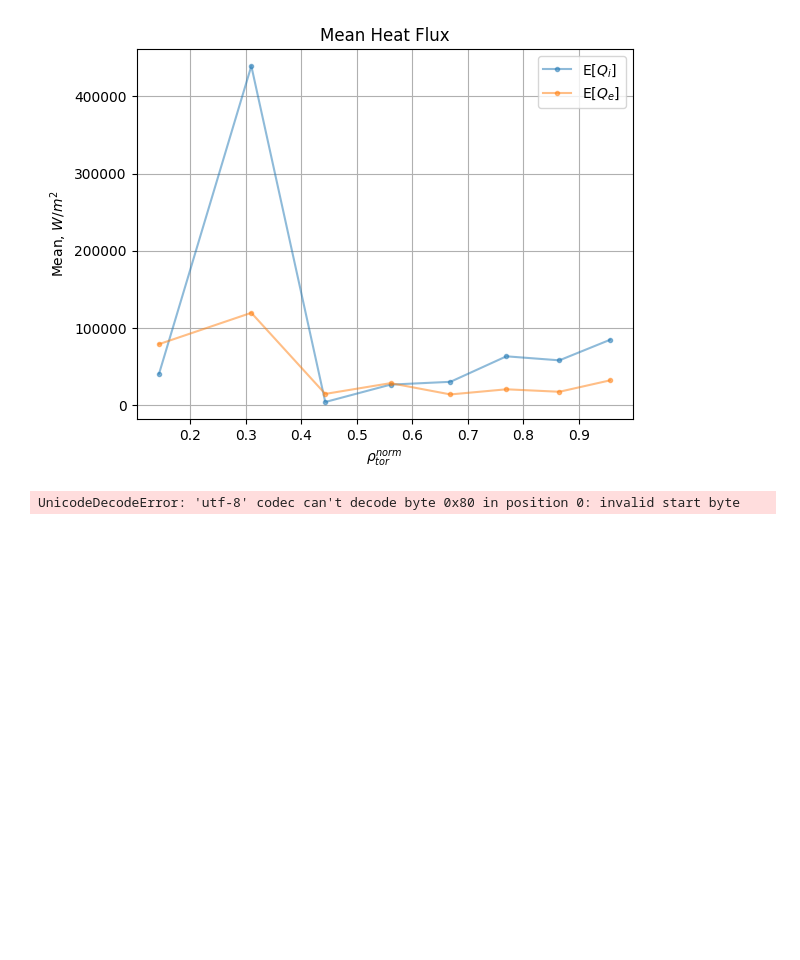
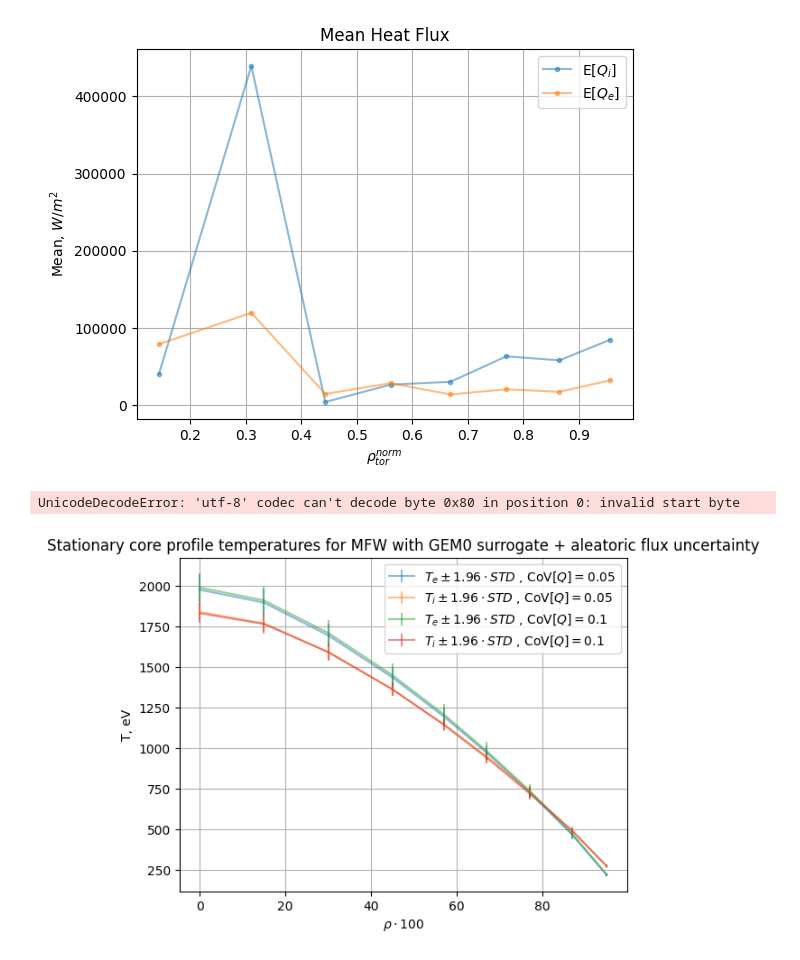
Before and after one commit to vecma-ipp/MFW, a Jupyter notebook: uq/basicda/surrogate_scans.ipynb, the cells around one changed output. Saved outputs shown, nothing was run; the diff lists cells and outputs as text; code cells hidden in the pictures; blank space fills up the shorter version.

Commit message:
Aleatoric algo: made a postprocessing function

```diff
--- a/uq/basicda/surrogate_scans.ipynb
+++ b/uq/basicda/surrogate_scans.ipynb
@@ -431,8 +431,100 @@ weighted CoV for Qe:
 import pickle
 
 filename = 'result_aleatoric_wf.pickle'
+filename = '../result_aleatoric_wf.pickle.20240220_1529'
 
 with open(filename, "r") as f:
     data = pickle.load(f)
 # %% [output]
 UnicodeDecodeError: 'utf-8' codec can't decode byte 0x80 in position 0: invalid start byte
+# %%
+# Read a list of .pickle files with results of UQ campaign to analyse aleatroic uncertainty
+#   in core profiles and plot its: KDE PDF fits, mean+/2sigma for profiles, sigma_y(sigma_x) dependency
+
+import numpy as np
+from matplotlib import pyplot as plt
+import pickle
+
+alpha_transp = 0.5
+
+ind_coords = [0, 15, 30, 45, 57, 67, 77, 87, 95]
+ft_coords = [0.143587306141853 , 0.309813886880875 , 0.442991137504578 , 0.560640752315521 , 0.668475985527039 , 0.769291400909424 , 0.864721715450287 , 0.955828309059143]
+species = ['e', 'i']
+
+cov_inputs = [0.05, 0.1,] # 0.25]
+
+# Read the files
+result_filename_list = ['../result_aleatoric_wf.pickle.20240220_1750', '../result_aleatoric_wf.pickle.20240220_1817']
+output_columns =  ["te_value_0", "te_value_15", "te_value_30", "te_value_45", "te_value_57", "te_value_67", "te_value_77", "te_value_87", "te_value_95",
+                   "ti_value_0", "ti_value_15", "ti_value_30", "ti_value_45", "ti_value_57", "ti_value_67", "ti_value_77", "ti_value_87", "ti_value_95",]
+
+data_list = []
+# should be (at least) 3D data-structure: n_qoi x n_statistics x n_runs
+for filename in result_filename_list:
+    with open(filename, "rb") as f:
+        data = pickle.load(f)
+    data_list.append(data.raw_data['statistical_moments'])
+
+# Mean +/- confidence intervals
+sigma_factor = 1.96
+fig_prof, ax_prof = plt.subplots()
+
+for run_i, data in enumerate(data_list):
+    for sp in species:
+        y = [data[f"t{sp}_value_{c}"]['mean'][0][0] for c in ind_coords]
+        std = [float(data[f"t{sp}_value_{c}"]['std'][0][0]) for c in ind_coords]
+        std = [sigma_factor * s for s in std]
+        #print(type(std[0]))
+        ax_prof.errorbar(x=ind_coords,
+                        y=y,
+                        yerr=std,
+                        alpha=alpha_transp,
+                        label=f"$T_{sp} \\pm {sigma_factor} \\cdot STD$ , $\mathrm{{CoV}}[Q]={cov_inputs[run_i]}$"
+                        )
+ax_prof.set_xlabel(f"$\\rho \\cdot 100$")
+ax_prof.set_ylabel(f"T, eV")
+ax_prof.set_title(f"Stationary core profile temperatures for MFW with GEM0 surrogate + aleatoric flux uncertainty")
+ax_prof.grid('both')
+ax_prof.legend(loc='best')
+fig_prof.savefig('gem0surr_aleatroic_profiles.pdf')
+
+# Sigma-of-sigma plot
+#cov_inputs = []
+mean_outputs = []
+sigma_outputs = []
+cov_outputs = []
+
+fig_sigsig, ax_sigsig = plt.subplots()
+
+for data in data_list:
+    #cov_inputs.append[cov] # either should be in data file, or a separate list hard-coded
+    mean_outputs_loc = []
+    sigma_output_loc = []
+    cov_outputs_loc  = []
+    for qoi in output_columns:
+      mean_outputs_loc.append(data[qoi]['mean'][0][0])
+      sigma_output_loc.append(data[qoi]['std'][0][0])
+      cov_outputs_loc.append(sigma_output_loc[-1]/mean_outputs_loc[-1])
+    cov_outputs.append(cov_outputs_loc)
+
+cov_outputs_array = np.array(cov_outputs)
+
+output_columns_plot = ['te_value_0', 'ti_value_0']
+for q_i,qoi in enumerate(output_columns_plot):
+    words = qoi.split('_')
+    sp = words[0][1]
+    coord = int(words[-1])
+    ax_sigsig.plot(cov_inputs, cov_outputs_array[:,q_i],
+                   marker='', alpha=alpha_transp,
+                   label=f"$T_{sp}(\\rho={coord/100})$")
+
+ax_sigsig.set_xlabel(f"$\mathrm{{CoV}}[Q]$")
+ax_sigsig.set_ylabel(f"$\mathrm{{CoV}}[T]$")
+ax_sigsig.set_title(f"CoV of core profile temperature as a function of CoV of heat fluxes")
+ax_sigsig.grid('both')
+ax_sigsig.legend(loc='best')
+fig_sigsig.savefig("gem0surr_aleatoric_scan.pdf")
+
+# KDE plot (alternative: plot existing quantiles)
+# %% [output]
+[figure, added]
```
Also changed, not shown: parts of 3 cells of this notebook.
